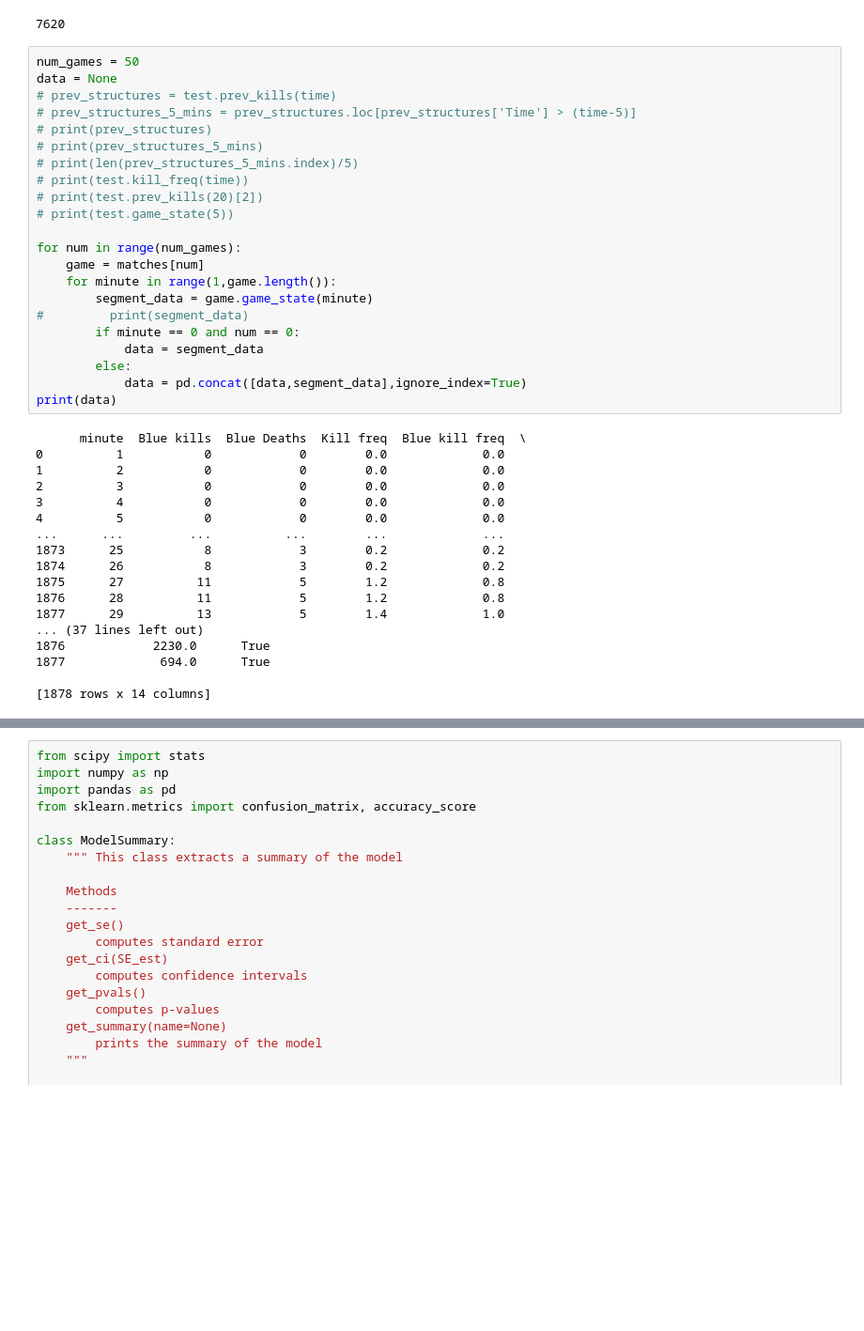
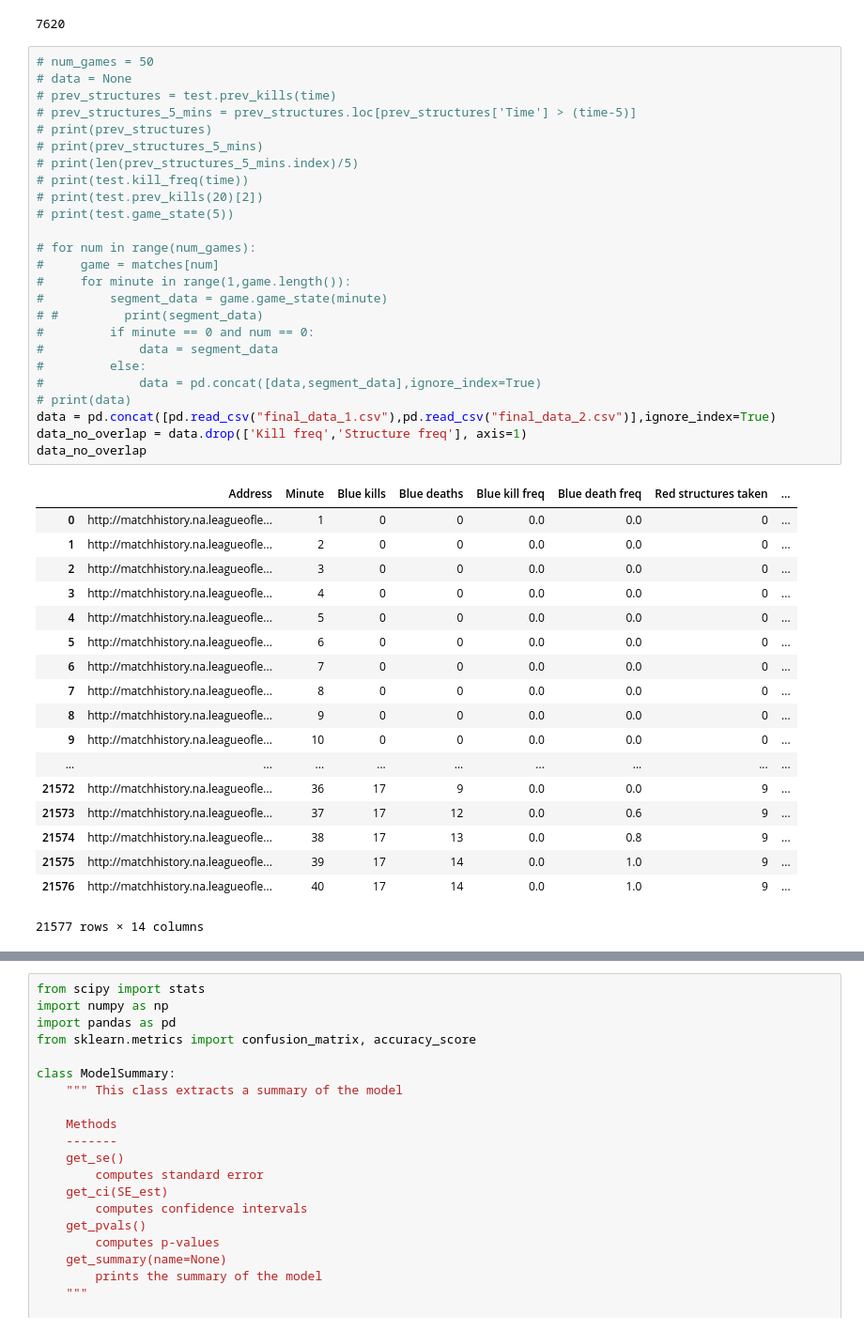
Before and after one commit to LegoYoda112/datasci-LOL-analysis, a Jupyter notebook: Logreg with LASSO.ipynb, the cells around one changed output, grey strips where cells are left out. Shown at 94% size. Drawn from its saved outputs; the diff is of its cells as text; blank space fills up the shorter version.

```diff
--- a/Logreg with LASSO.ipynb
+++ b/Logreg with LASSO.ipynb
@@ -15,44 +15,48 @@ print(len(matches))
 # %% [output]
 7620
 # %%
-num_games = 50
-data = None
+# num_games = 50
+# data = None
 # prev_structures = test.prev_kills(time)
 # prev_structures_5_mins = prev_structures.loc[prev_structures['Time'] > (time-5)]
 # print(prev_structures)
 # print(prev_structures_5_mins)
 # print(len(prev_structures_5_mins.index)/5)
 # print(test.kill_freq(time))
 # print(test.prev_kills(20)[2])
 # print(test.game_state(5))
 
-for num in range(num_games):
-    game = matches[num]
-    for minute in range(1,game.length()):
-        segment_data = game.game_state(minute)
-#         print(segment_data)
-        if minute == 0 and num == 0:
-            data = segment_data
-        else:
-            data = pd.concat([data,segment_data],ignore_index=True)
-print(data)
+# for num in range(num_games):
+#     game = matches[num]
+#     for minute in range(1,game.length()):
+#         segment_data = game.game_state(minute)
+# #         print(segment_data)
+#         if minute == 0 and num == 0:
+#             data = segment_data
+#         else:
+#             data = pd.concat([data,segment_data],ignore_index=True)
+# print(data)
+data = pd.concat([pd.read_csv("final_data_1.csv"),pd.read_csv("final_data_2.csv")],ignore_index=True)
+data_no_overlap = data.drop(['Kill freq','Structure freq'], axis=1)
+data_no_overlap
 # %% [output]
+|  | Address | Minute | Blue kills | Blue deaths | Blue kill freq | Blue death freq | Red structures taken | ... |
+| 0 | http://matchhistory.na.leagueofle... | 1 | 0 | 0 | 0.0 | 0.0 | 0 | ... |
+| 1 | http://matchhistory.na.leagueofle... | 2 | 0 | 0 | 0.0 | 0.0 | 0 | ... |
+| 2 | http://matchhistory.na.leagueofle... | 3 | 0 | 0 | 0.0 | 0.0 | 0 | ... |
+| 3 | http://matchhistory.na.leagueofle... | 4 | 0 | 0 | 0.0 | 0.0 | 0 | ... |
+| 4 | http://matchhistory.na.leagueofle... | 5 | 0 | 0 | 0.0 | 0.0 | 0 | ... |
+| 5 | http://matchhistory.na.leagueofle... | 6 | 0 | 0 | 0.0 | 0.0 | 0 | ... |
+| 6 | http://matchhistory.na.leagueofle... | 7 | 0 | 0 | 0.0 | 0.0 | 0 | ... |
+| 7 | http://matchhistory.na.leagueofle... | 8 | 0 | 0 | 0.0 | 0.0 | 0 | ... |
+| 8 | http://matchhistory.na.leagueofle... | 9 | 0 | 0 | 0.0 | 0.0 | 0 | ... |
+| 9 | http://matchhistory.na.leagueofle... | 10 | 0 | 0 | 0.0 | 0.0 | 0 | ... |
+| ... | ... | ... | ... | ... | ... | ... | ... | ... |
+| 21572 | http://matchhistory.na.leagueofle... | 36 | 17 | 9 | 0.0 | 0.0 | 9 | ... |
+| 21573 | http://matchhistory.na.leagueofle... | 37 | 17 | 12 | 0.0 | 0.6 | 9 | ... |
+| 21574 | http://matchhistory.na.leagueofle... | 38 | 17 | 13 | 0.0 | 0.8 | 9 | ... |
+| 21575 | http://matchhistory.na.leagueofle... | 39 | 17 | 14 | 0.0 | 1.0 | 9 | ... |
+| 21576 | http://matchhistory.na.leagueofle... | 40 | 17 | 14 | 0.0 | 1.0 | 9 | ... |
-      minute  Blue kills  Blue Deaths  Kill freq  Blue kill freq  \
-0          1           0            0        0.0             0.0
-1          2           0            0        0.0             0.0
-2          3           0            0        0.0             0.0
-3          4           0            0        0.0             0.0
-4          5           0            0        0.0             0.0
-...      ...         ...          ...        ...             ...
-1873      25           8            3        0.2             0.2
-1874      26           8            3        0.2             0.2
-1875      27          11            5        1.2             0.8
-1876      28          11            5        1.2             0.8
-1877      29          13            5        1.4             1.0
-... (37 lines left out)
-1876            2230.0      True
-1877             694.0      True
-
-[1878 rows x 14 columns]
+21577 rows × 14 columns
 # %%
 #Standardisation for LASSO
```
Also changed, not shown: parts of 5 cells of this notebook, 6 other files.
